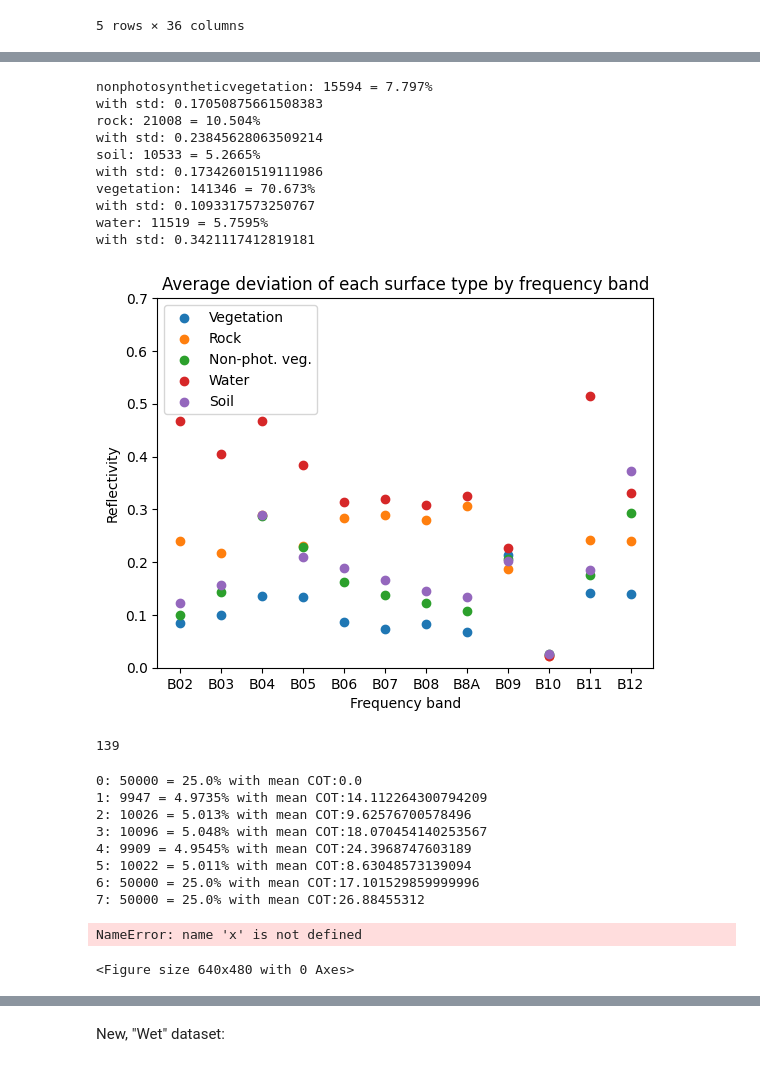
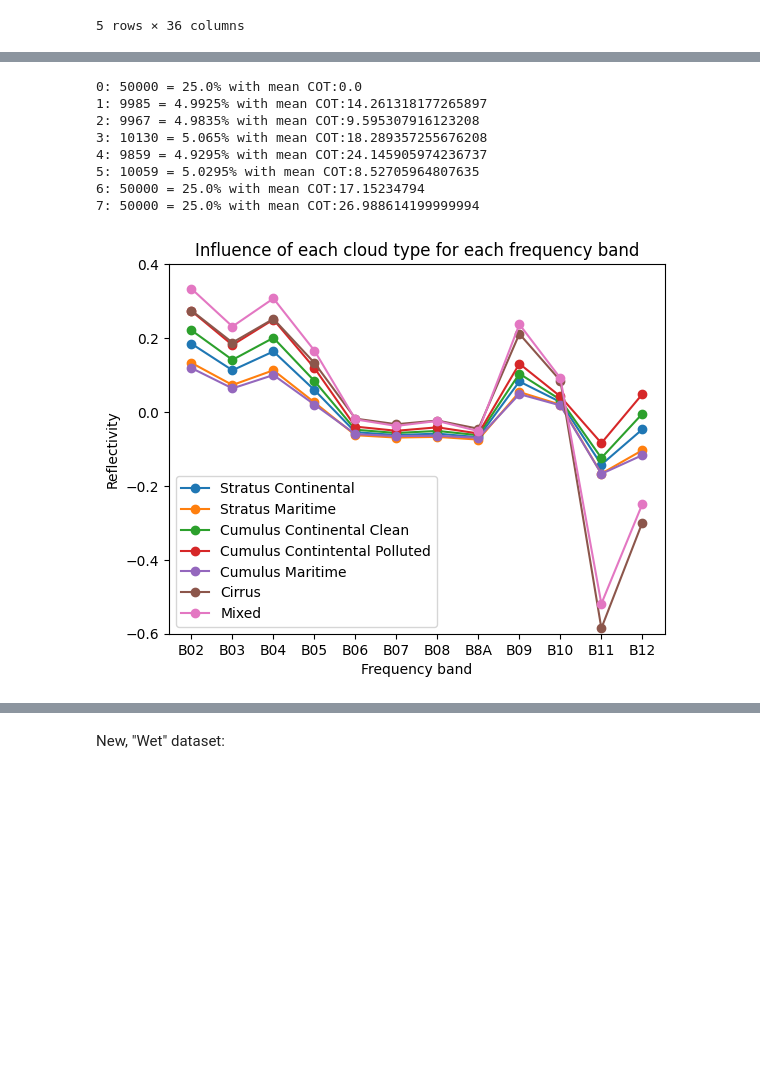
Before and after one commit to chiara-aisweden/cloud_rm, a Jupyter notebook: DataVis.ipynb, the cells around one changed output, grey strips where cells are left out. Drawn from its saved outputs; the diff is of its cells as text; code cells hidden in the pictures; blank space fills up the shorter version.

```diff
--- a/DataVis.ipynb
+++ b/DataVis.ipynb
@@ -147,91 +110,39 @@ array(['water-frost-none', 'water-ice-none', 'water-snow-coarsegranular',
-# %%
-#Find mean of all clear data
-means = np.mean(np.array(df[clearcols]),axis=0)
-#Find rates of each surf type
-surfs_all=np.array(df['Surface_Desc_Dumb'])
-unique_surf, count_surf = np.unique(surfs_all, return_counts=True)
-
-#Find stds, and deviations from average, of each surf type
-surf_devs=np.zeros([len(unique_surf),len(clearcols)])
-for i in range(len(unique_surf)):
-    print(unique_surf[i]+': '+str(count_surf[i])+' = '+str(count_surf[i]/2000)+'%')
-    surf_data = np.array(df[df['Surface_Desc_Dumb']==unique_surf[i]][clearcols])
-    std = np.mean(np.std(surf_data,axis=0))
-    print('with std: '+str(std))
-    surf_devs[i,:] = np.mean(np.abs(np.array(df[df['Surface_Desc_Dumb']==unique_surf[i]][clearcols])-means),axis=0)
-
-#Print deviations
-x=np.arange(len(clearcols))
-plt.figure()
-plt.scatter(x,surf_devs[unique_surf=='vegetation',:])
-plt.scatter(x,surf_devs[unique_surf=='rock',:])
-plt.scatter(x,surf_devs[unique_surf=='nonphotosyntheticvegetation',:])
-plt.scatter(x,surf_devs[unique_surf=='water',:])
-plt.scatter(x,surf_devs[unique_surf=='soil',:])
-
-plt.xticks(x, ['B02','B03','B04','B05','B06','B07','B08','B8A','B09','B10','B11','B12'])
-plt.title('Average deviation of each surface type by frequency band')
-plt.xlabel('Frequency band')
-plt.ylabel('Reflectivity')
-plt.legend(['Vegetation','Rock','Non-phot. veg.','Water','Soil'],loc='upper left')
-ax = plt.gca()
-ax.set_ylim([0, 0.7])
-plt.show()
-# %% [output]
-nonphotosyntheticvegetation: 15594 = 7.797%
-with std: 0.17050875661508383
-rock: 21008 = 10.504%
-with std: 0.23845628063509214
-soil: 10533 = 5.2665%
-with std: 0.17342601519111986
-vegetation: 141346 = 70.673%
-with std: 0.1093317573250767
-water: 11519 = 5.7595%
-with std: 0.3421117412819181
-[figure, removed]
-# %%
-#Find total amount of surface types
-unique_surf_all, count_surf_all = np.unique(np.array(df['Surface_Desc']), return_counts=True)
-print(len(unique_surf_all))
-# %% [output]
-139
 # %%
 #Find rates of each cloud type, group mixed clouds for clarity
 clouds_all=np.array(df['Cloud_Type'])
 for i in range(len(clouds_all)):
     if clouds_all[i]>6:
         clouds_all[i]=7
 unique_cloud, count_cloud = np.unique(clouds_all, return_counts=True)
 
 #Find influence and COT of each surf type
 cloud_inf = np.zeros([len(unique_cloud), len(clearcols)])
 for i in range(len(unique_cloud)):
     cloud_data = np.array(df[clouds_all == unique_cloud[i]][cloudcols])-np.array(df[clouds_all == unique_cloud[i]][clearcols])
-    cloud_inf[i,:] = np.mean(np.abs(cloud_data),axis=0)
+    cloud_inf[i,:] = np.mean(cloud_data,axis=0)
     cloud_COT = np.mean(np.array(df[clouds_all == unique_cloud[i]]['COT']))
 
     print(str(unique_cloud[i])+': '+str(count_cloud[i])+' = '+str(count_cloud[i]/2000)+'%'+' with mean COT:'+str(cloud_COT))
 
 plt.figure()
-for i in range(len(unique_cloud)):
-    plt.scatter(x,cloud_inf[i,:])
+for i in range(1,len(unique_cloud)):
+    plt.plot(x,cloud_inf[i,:],'-o')
 
 plt.xticks(x, ['B02','B03','B04','B05','B06','B07','B08','B8A','B09','B10','B11','B12'])
 plt.title('Influence of each cloud type for each frequency band')
 plt.xlabel('Frequency band')
 plt.ylabel('Reflectivity')
-plt.legend(['Clear','Stratus Continental','Stratus Maritime','Cumulus Continental Clean','Cumulus Contintental Polluted','Cumulus Maritime','Cirrus','Mixed'],loc='upper left')
+plt.legend(['Stratus Continental','Stratus Maritime','Cumulus Continental Clean','Cumulus Contintental Polluted','Cumulus Maritime','Cirrus','Mixed'],loc='lower left')
 ax = plt.gca()
-ax.set_ylim([0, 0.7])
+ax.set_ylim([-0.6, 0.4])
 plt.show()
 # %% [output]
 0: 50000 = 25.0% with mean COT:0.0
-1: 9947 = 4.9735% with mean COT:14.112264300794209
-2: 10026 = 5.013% with mean COT:9.62576700578496
-3: 10096 = 5.048% with mean COT:18.070454140253567
-4: 9909 = 4.9545% with mean COT:24.3968747603189
-5: 10022 = 5.011% with mean COT:8.63048573139094
-6: 50000 = 25.0% with mean COT:17.101529859999996
-7: 50000 = 25.0% with mean COT:26.88455312
+1: 9985 = 4.9925% with mean COT:14.261318177265897
+2: 9967 = 4.9835% with mean COT:9.595307916123208
+3: 10130 = 5.065% with mean COT:18.289357255676208
+4: 9859 = 4.9295% with mean COT:24.145905974236737
+5: 10059 = 5.0295% with mean COT:8.52705964807635
+6: 50000 = 25.0% with mean COT:17.15234794
+7: 50000 = 25.0% with mean COT:26.988614199999994
-NameError: name 'x' is not defined
-<Figure size 640x480 with 0 Axes>
+[figure, added]
```
Also changed, not shown: parts of 13 cells of this notebook, 22 other files.
